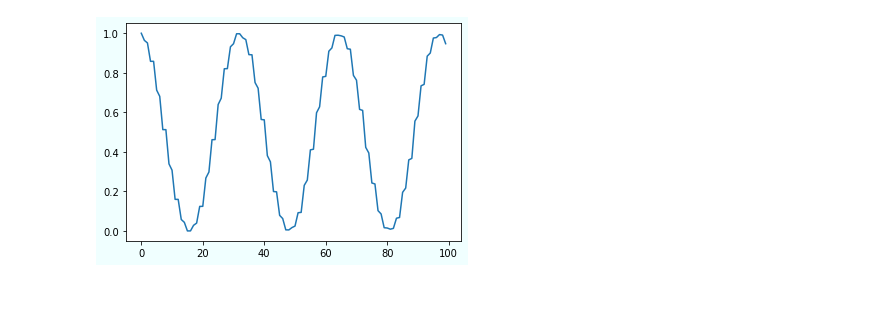
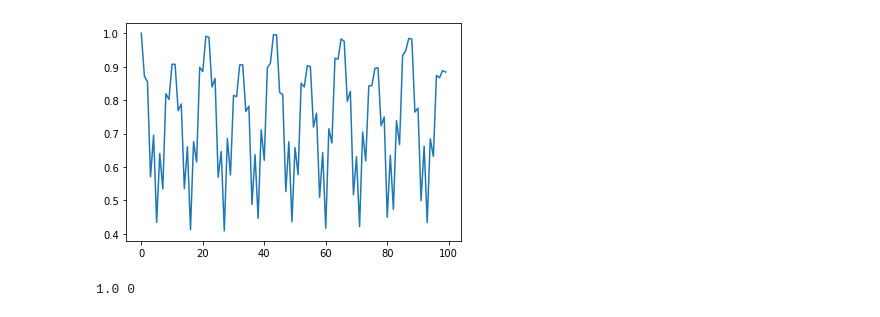
Before and after one commit to Tshou1219/qba, a Jupyter notebook: main.ipynb, the cells around one changed output. Cells and saved outputs as stored; diff of their text form; code cells hidden in the pictures.

```diff
--- a/main.ipynb
+++ b/main.ipynb
@@ -264,0 +399,32 @@ qba.plot_origin_prob()
+# %%
+from qba import QBA
+import numpy as np
+
+## 刺した場所の重みを反転させる
+## 完全二部
+PATH=[]
+num_of_v_1=50
+num_of_v_2=25
+add_v=0
+prob_vertex=[0]
+num_pin=1
+qba=QBA().build_comp_biber_graph(num_of_v_1,num_of_v_2,PATH)
+for _ in range(num_pin):
+    qba.deg=np.append(qba.deg,1)
+qba.deg[add_v]+=num_pin
+#print(qba.deg)
+qba.arcs.extend([(add_v, num_of_v_1+num_of_v_2+a) for a in range(num_pin)])
+qba.arcs.extend([(num_of_v_1+num_of_v_2+a,add_v) for a in range(num_pin)])
+qba.weights = np.zeros(len(qba.arcs))
+# print(qba.arcs)
+# qba.arc_plot()
+for i in range(len(qba.arcs)-num_pin*2):
+    qba.weights[i]=1.
+# qba.arc_plot()
+# qba.non_flow_grover(100,prob_vertex,num_pin,True)
+# qba.plot_origin_prob()
+
+prob_arcs=[(add_v, num_of_v_1+num_of_v_2+a) for a in range(num_pin) ] + [(num_of_v_1+num_of_v_2, add_v) for a in range(num_pin) ]
+# print(prob_arcs)
+qba.non_flow_grover_arcs(100,prob_arcs,num_pin,True)
+qba.plot_origin_prob()
@@ -289,24 +455,25 @@ for i in range(len(qba.arcs)):
 # %%
 from qba import QBA
 import numpy as np
 
 ## 完全グラフn個繋げる
 PATH=[]
-n=[10,10]
+n=[5,30]
 # prob_vertex=[0,1,2,3,4,5,6,7,8,9]
 prob_vertex=[i for i in range(n[0])]
 # print(prob_vertex)
 qba=QBA().build_barbell_graph(n,PATH)
 qba.weights = np.zeros(len(qba.arcs))
 # qba.arc_plot()
 #print(qba.deg)
 # print(qba.arcs)
 for i in range(len(qba.arcs)):
     if qba.arcs[i][0]<n[0] and qba.arcs[i][1]<n[0]:
         qba.weights[i]=1.
     # qba.weights[i]=1.
 #qba.arc_plot()
 qba.non_flow_grover(100,prob_vertex)
 qba.plot_origin_prob()
 # %% [output]
-[figure, old version]
+[figure, new version]
+1.0 0
```
Also changed, not shown: parts of 16 cells of this notebook, 1 other file.
